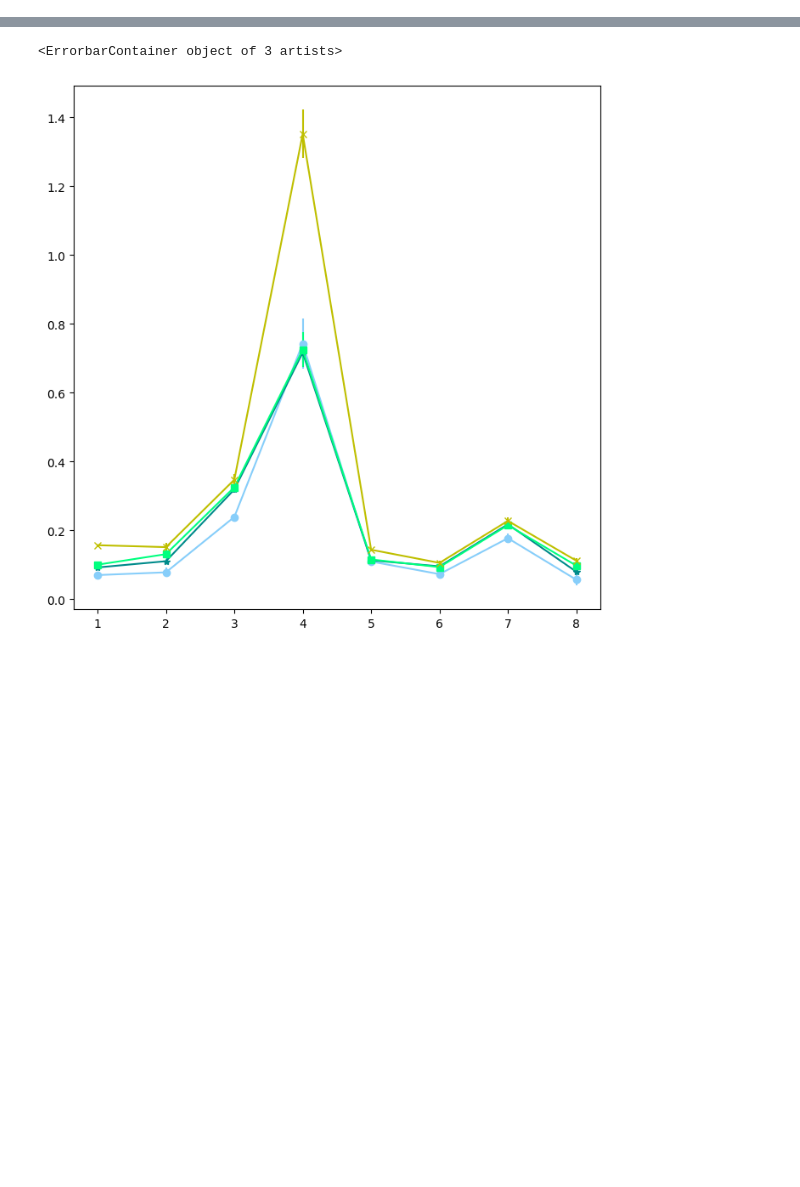
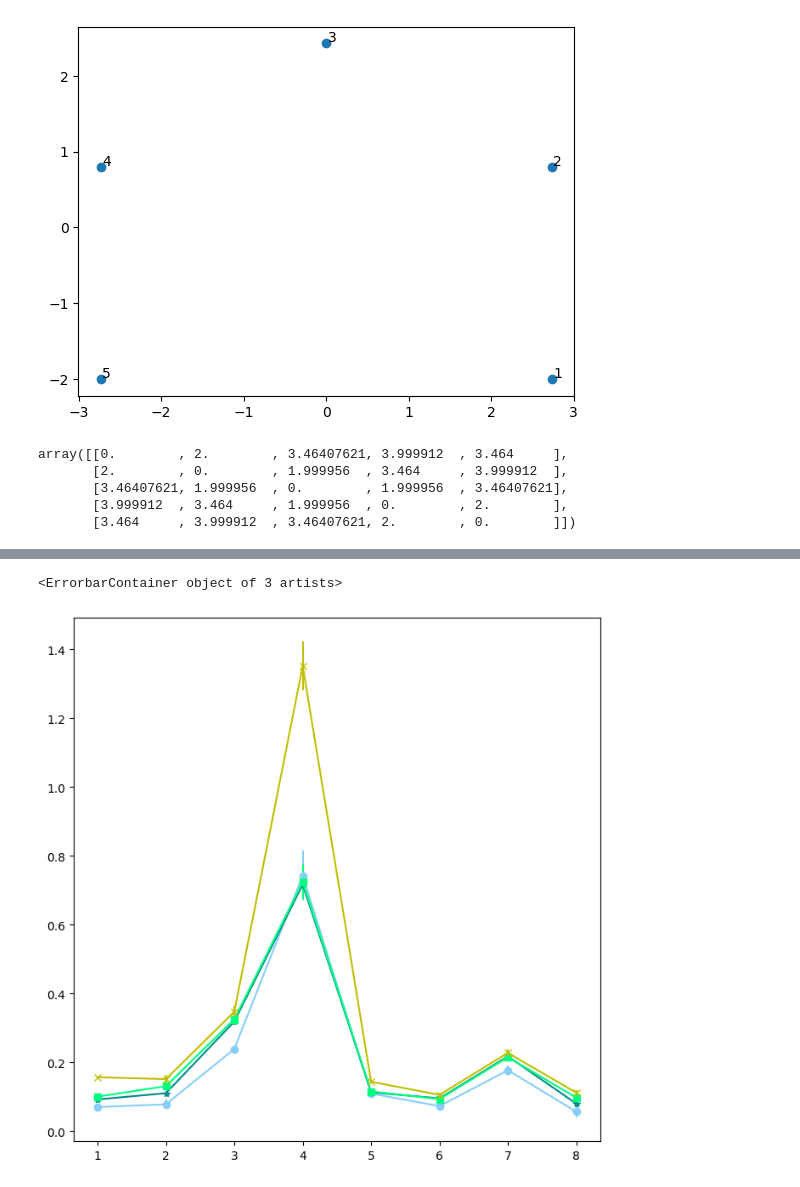
Before and after one commit to Jayuses/SepCoordination, a Jupyter notebook: test.ipynb, the cells around one changed output, grey strips where cells are left out. Saved outputs shown, nothing was run; the diff lists cells and outputs as text; code cells hidden in the pictures; blank space fills up the shorter version.

```diff
--- a/test.ipynb
+++ b/test.ipynb
@@ -19,3 +153,20 @@ config = yaml.load(open("./config.yaml", "r"), Loader=yaml.FullLoader)
+# %%
+x = X_transformed2[:,0]
+y = X_transformed2[:,1]
+plt.scatter(x,y)
+txt = ['1','2','3','4','5','6']
+for i in range(len(x)):
+    plt.annotate(txt[i], xy = (x[i], y[i]), xytext = (x[i]+0.02, y[i]+0.02))
+# %% [output]
+[figure, added]
+# %%
+dist2
+# %% [output]
+array([[0.        , 2.        , 3.46407621, 3.999912  , 3.464     ],
+       [2.        , 0.        , 1.999956  , 3.464     , 3.999912  ],
+       [3.46407621, 1.999956  , 0.        , 1.999956  , 3.46407621],
+       [3.999912  , 3.464     , 1.999956  , 0.        , 2.        ],
+       [3.464     , 3.999912  , 3.46407621, 2.        , 0.        ]])
 # %%
 dataset = tmQM_wrapper(config['path'],config['batch_size'],separated=config['separated'],**config['data'])
 train,valid,test = dataset.get_data_loaders()
```
Also changed, not shown: parts of 20 cells of this notebook, 5 other files.
